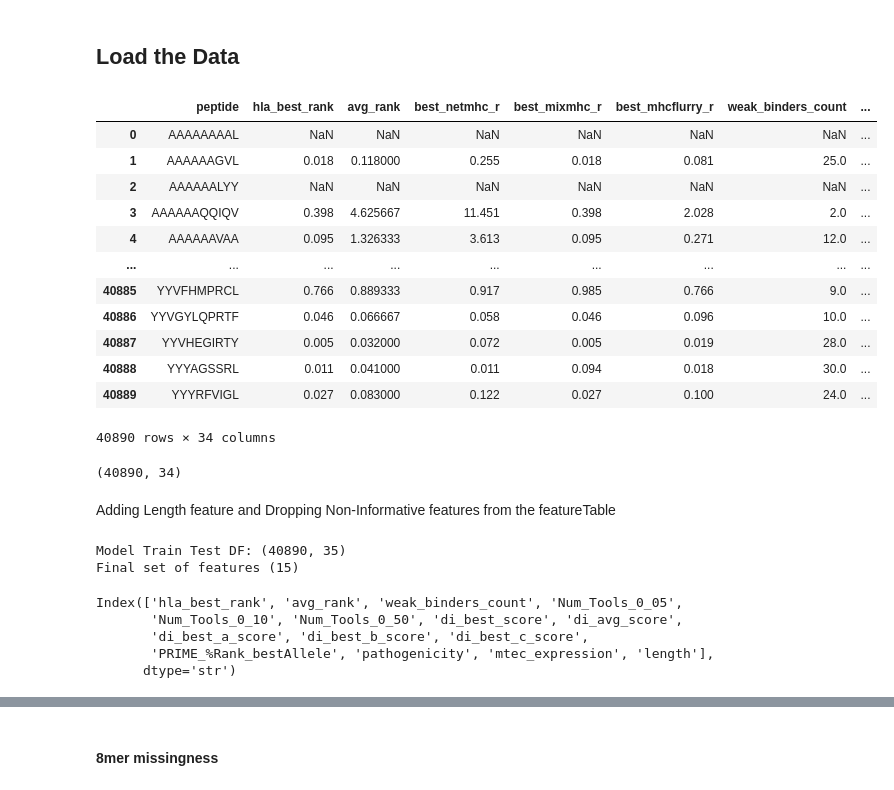
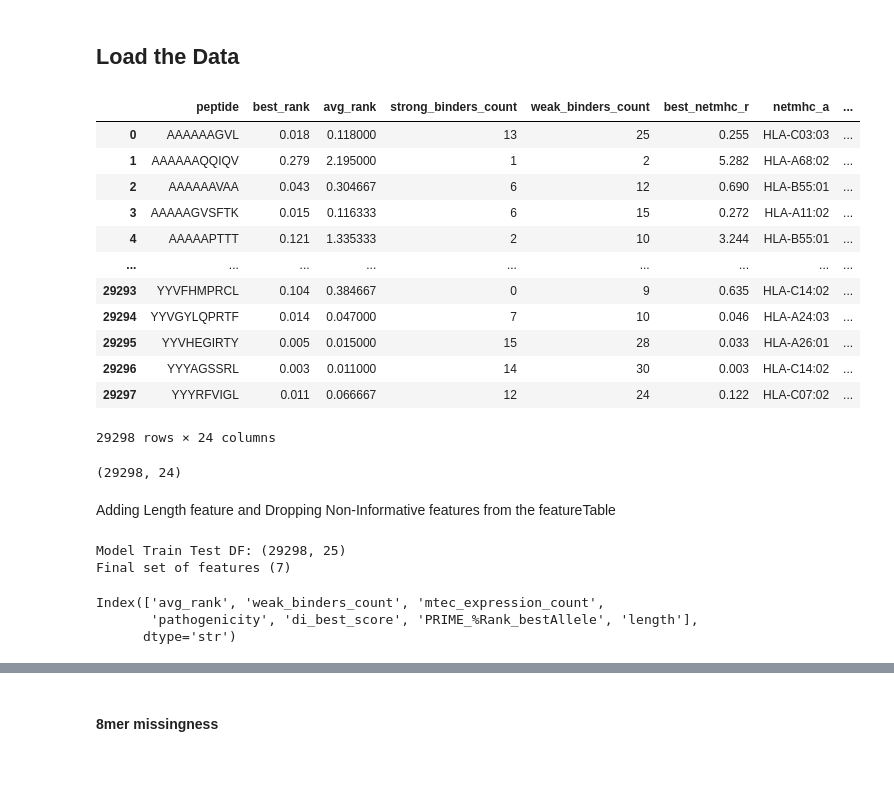
Before and after one commit to jonnovd/ImmunPepPred, a Jupyter notebook: models/model_evaluator.ipynb, the cells around one changed output, grey strips where cells are left out. Cells and saved outputs as stored; diff of their text form; code cells hidden in the pictures.

```diff
--- a/models/model_evaluator.ipynb
+++ b/models/model_evaluator.ipynb
@@ -16,7 +16,8 @@ from sklearn.preprocessing import RobustScaler, StandardScaler
 INPUT_DIR        = "data/input"
 MODEL_INPUT_DIR  = f"{INPUT_DIR}/formatted-input"
 #MODEL_INPUT_FILE = f"{MODEL_INPUT_DIR}/model_input_traintest_cleavedSelf9k_hex_noID.csv"#model_input_traintest_randselfpeps_commonAlleles_nomhcnuggs_newPath.csv"#model_input_traintest_randselfpeps_new_pathogenicity.csv"#" #"model_input_imm_and_mhc-nb_m1_t7.csv"#"#"model_input_all_traintest.csv"
-MODEL_INPUT_FILE = f"{MODEL_INPUT_DIR}/model_input_traintest_cleavedself9k_di_selfNoID.csv"
+#MODEL_INPUT_FILE = f"{MODEL_INPUT_DIR}/model_input_traintest_cleavedself9k_di_selfNoID.csv"
+MODEL_INPUT_FILE = f"{MODEL_INPUT_DIR}/traintest_9kcleavedself_featureTable.csv"
 #MODEL_INPUT_FILE = f"data/selfsimilarity/selfsim_noID_combined.csv"
 #FEATURE_TABLE    = f"{MODEL_INPUT_DIR}/featureTable1.csv"
 #MODEL_INPUT_FILE = f"{MODEL_INPUT_DIR}/testMTEC_raw_featureTable_traintest_9kcleavedself.csv"
@@ -51,30 +52,30 @@ if TRAINING_SET != "":
 # %%
 X_df = pd.read_csv(MODEL_INPUT_FILE)
 #X_df = pd.read_csv(FEATURE_TABLE)
 #display(X_df[X_df['peptide'].str.contains('pep')])
 
-X_validation_df = pd.read_csv(VALIDATION_MODEL_INPUT_FILE)
+#X_validation_df = pd.read_csv(VALIDATION_MODEL_INPUT_FILE)
 
 X_df.drop_duplicates(subset=['peptide'], inplace=True)
 X_df.sort_values(by='peptide', inplace=True)
 
 display(X_df)
 display(X_df.shape)
 # %% [output]
-|  | peptide | hla_best_rank | avg_rank | best_netmhc_r | best_mixmhc_r | best_mhcflurry_r | weak_binders_count | ... |
-| 0 | AAAAAAAAL | NaN | NaN | NaN | NaN | NaN | NaN | ... |
-| 1 | AAAAAAGVL | 0.018 | 0.118000 | 0.255 | 0.018 | 0.081 | 25.0 | ... |
-| 2 | AAAAAALYY | NaN | NaN | NaN | NaN | NaN | NaN | ... |
-| 3 | AAAAAAQQIQV | 0.398 | 4.625667 | 11.451 | 0.398 | 2.028 | 2.0 | ... |
-| 4 | AAAAAAVAA | 0.095 | 1.326333 | 3.613 | 0.095 | 0.271 | 12.0 | ... |
+|  | peptide | best_rank | avg_rank | strong_binders_count | weak_binders_count | best_netmhc_r | netmhc_a | ... |
+| 0 | AAAAAAGVL | 0.018 | 0.118000 | 13 | 25 | 0.255 | HLA-C03:03 | ... |
+| 1 | AAAAAAQQIQV | 0.279 | 2.195000 | 1 | 2 | 5.282 | HLA-A68:02 | ... |
+| 2 | AAAAAAVAA | 0.043 | 0.304667 | 6 | 12 | 0.690 | HLA-B55:01 | ... |
+| 3 | AAAAAGVSFTK | 0.015 | 0.116333 | 6 | 15 | 0.272 | HLA-A11:02 | ... |
+| 4 | AAAAAPTTT | 0.121 | 1.335333 | 2 | 10 | 3.244 | HLA-B55:01 | ... |
 | ... | ... | ... | ... | ... | ... | ... | ... | ... |
-| 40885 | YYVFHMPRCL | 0.766 | 0.889333 | 0.917 | 0.985 | 0.766 | 9.0 | ... |
-| 40886 | YYVGYLQPRTF | 0.046 | 0.066667 | 0.058 | 0.046 | 0.096 | 10.0 | ... |
-| 40887 | YYVHEGIRTY | 0.005 | 0.032000 | 0.072 | 0.005 | 0.019 | 28.0 | ... |
-| 40888 | YYYAGSSRL | 0.011 | 0.041000 | 0.011 | 0.094 | 0.018 | 30.0 | ... |
-| 40889 | YYYRFVIGL | 0.027 | 0.083000 | 0.122 | 0.027 | 0.100 | 24.0 | ... |
+| 29293 | YYVFHMPRCL | 0.104 | 0.384667 | 0 | 9 | 0.635 | HLA-C14:02 | ... |
+| 29294 | YYVGYLQPRTF | 0.014 | 0.047000 | 7 | 10 | 0.046 | HLA-A24:03 | ... |
+| 29295 | YYVHEGIRTY | 0.005 | 0.015000 | 15 | 28 | 0.033 | HLA-A26:01 | ... |
+| 29296 | YYYAGSSRL | 0.003 | 0.011000 | 14 | 30 | 0.003 | HLA-C14:02 | ... |
+| 29297 | YYYRFVIGL | 0.011 | 0.066667 | 12 | 24 | 0.122 | HLA-C07:02 | ... |
-40890 rows × 34 columns
+29298 rows × 24 columns
-(40890, 34)
+(29298, 24)
 # %% [markdown]
 Adding Length feature and Dropping Non-Informative features from the featureTable
 # %%
@@ -85,13 +86,16 @@ print(f"Model Train Test DF: {X_df.shape}")
 X_df = X_df.drop(columns=['best_allele', 'best_netmhc_r', 'best_mixmhc_r', 'best_mhcflurry_r', 'best_mhcnuggets_r',
        'netmhc_a', 'mixmhc_a', 'mhcflurry_a', 'mhcnuggets_a'], errors='ignore')
 
-# NB Drops: TAP, selfsimilarity,
+# NB Drops: TAP, selfsimilarity, All Num Tools, di_avg
 X_df = X_df.drop(columns=['Num_Tools_Super_Strong_Binder', 'Num_Tools_Strong_Binder',
        'Num_Tools_Weak_Binder', 'Num_Tools_Super_Weak_Binder', 'Num_Tools_0_01', 'tap_score',
        'Num_Tools_0_02', 'Num_Tools_0_03', 'Num_Tools_0_04', 'strong_binders_count','Num_Tools_1',
-       'Num_Tools_2', 'best_netmhc_r', 'best_mixmhc_r', 'best_mhcflurry_r', 'best_mhcnuggets_r',
-       'di_avg_a_score', 'di_avg_b_score', 'di_avg_c_score', 'selfsimilarity'], errors='ignore')
+       'Num_Tools_2', 'best_netmhc_r', 'best_mixmhc_r', 'best_mhcflurry_r', 'best_mhcnuggets_r', 'di_avg_score', 'di_best_a_score',
+       'di_best_b_score', 'di_best_c_score',
+       'di_avg_a_score', 'di_avg_b_score', 'di_avg_c_score', 'selfsimilarity', 'similarity_score', 'Num_Tools_0_05', 'Num_Tools_0_10',
+       'Num_Tools_0_50'], errors='ignore')
 
+X_df = X_df.drop(columns=['best_rank'], errors='ignore')
 
 ## TESTING NEW FEATURE SET
 # X_df = X_df.drop(columns=['avg_rank', 'di_avg_score', 'Num_Tools_0_05',
@@ -104,12 +108,10 @@ print(f"Final set of features ({len(FINAL_FEATURES)})")
 
 display(FINAL_FEATURES)
 # %% [output]
-Model Train Test DF: (40890, 35)
-Final set of features (15)
+Model Train Test DF: (29298, 25)
+Final set of features (7)
-Index(['hla_best_rank', 'avg_rank', 'weak_binders_count', 'Num_Tools_0_05',
-       'Num_Tools_0_10', 'Num_Tools_0_50', 'di_best_score', 'di_avg_score',
-       'di_best_a_score', 'di_best_b_score', 'di_best_c_score',
-       'PRIME_%Rank_bestAllele', 'pathogenicity', 'mtec_expression', 'length'],
+Index(['avg_rank', 'weak_binders_count', 'mtec_expression_count',
+       'pathogenicity', 'di_best_score', 'PRIME_%Rank_bestAllele', 'length'],
       dtype='str')
 # %%
 immPeps, non_immPeps = set(), set()
```
Also changed, not shown: parts of 9 cells of this notebook, 2 other files.
